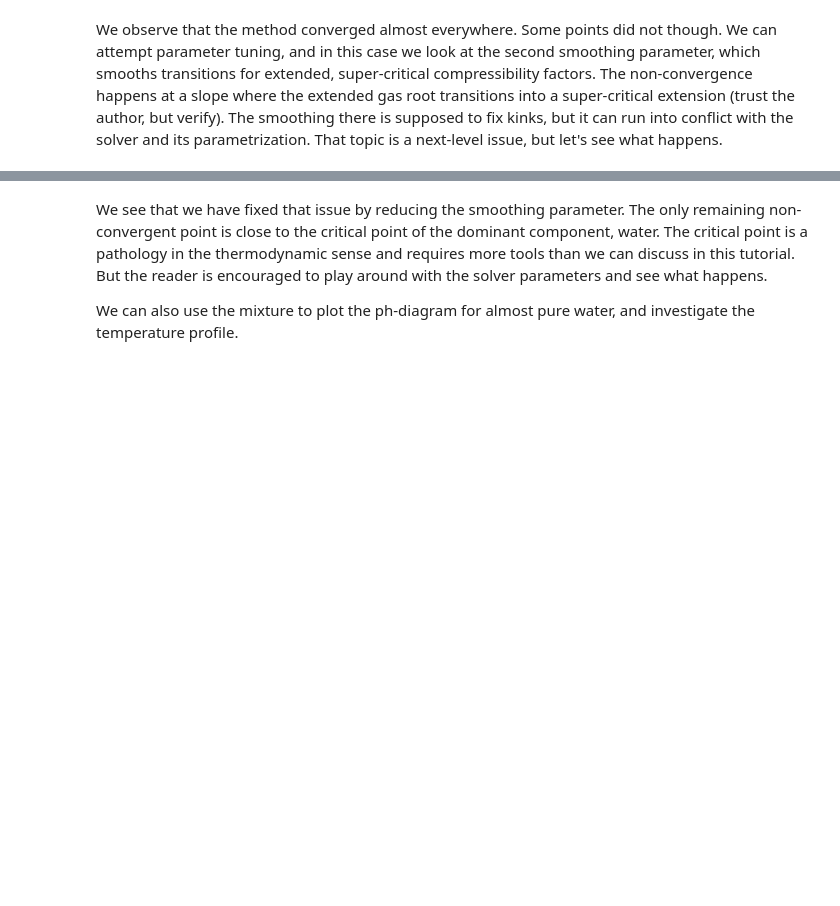
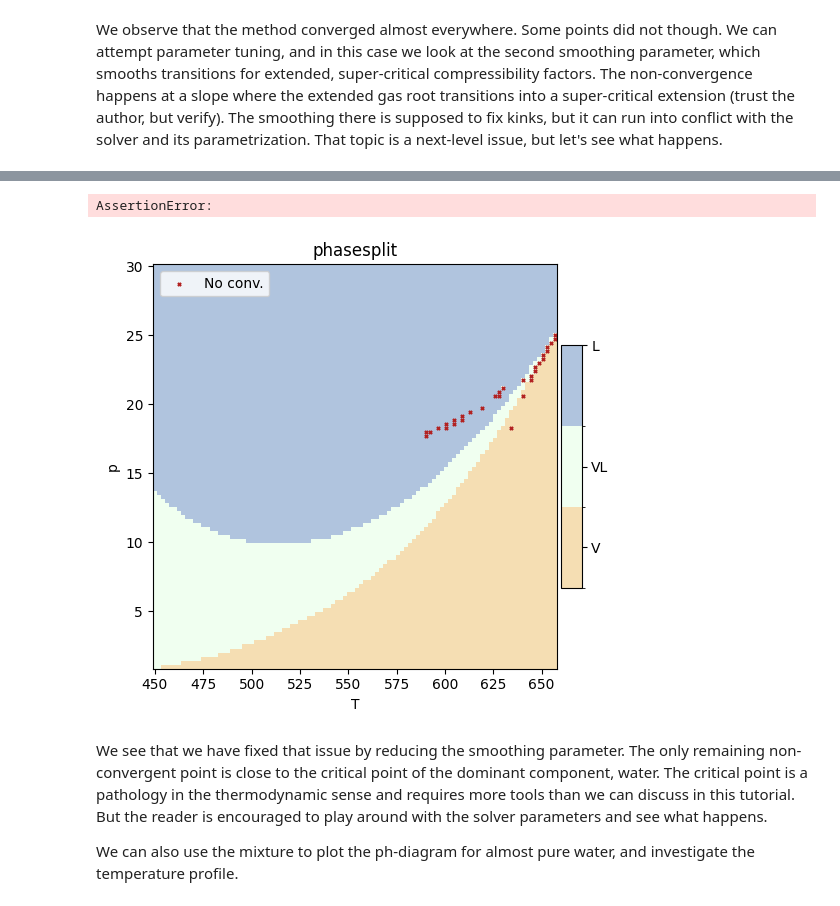
Before and after one commit to pmgbergen/porepy, a Jupyter notebook: tutorials/flash.ipynb, the cells around one changed output, grey strips where cells are left out. Cells and saved outputs as stored; diff of their text form; code cells hidden in the pictures; blank space fills up the shorter version.

```diff
--- a/tutorials/flash.ipynb
+++ b/tutorials/flash.ipynb
@@ -515,20 +513,19 @@ That topic is a next-level issue, but let's see what happens.
 # %%
 params["gen_arg_params"] = [1e-4, 1e-8]
 
-result_pT_s = flash1.flash(
-    {"p": result_pT.p[not_converged], "T": result_pT.T[not_converged]}, z, params=params
+fig_pT_s, result_pT_s = flash1.plot_phase_diagram(
+    pc.FlashSpec.pT,
+    p,
+    T,
+    z,
+    "phasesplit",
+    params=params,
+    ytransform=lambda y: y / 1e6,
+    eps=1e-7,
+    show_not_converged=True,
 )
 
 not_converged_s = ~result_pT_s.converged
-
-p_inspect = result_pT_s.p[not_converged_s]
-T_inspect = result_pT_s.T[not_converged_s]
-y_inspect = result_pT_s.y[:, not_converged_s]
-x_inspect = [
-    result_pT_s.phases[0].x[:, not_converged_s],
-    result_pT_s.phases[1].x[:, not_converged_s],
-]
-
 if np.any(not_converged_s):
     # Ensure convergence if not super-critical.
     assert np.all(result_pT_s.p[not_converged_s] >= h2o.critical_pressure * 0.98)
@@ -549,3 +546,5 @@ if np.any(not_converged_s):
+AssertionError:
+[figure, added]
 # %% [markdown]
 We see that we have fixed that issue by reducing the smoothing parameter.
 The only remaining non-convergent point is close to the critical point of the dominant component, water.
```
Also changed, not shown: parts of 9 cells of this notebook, 2 other files.
